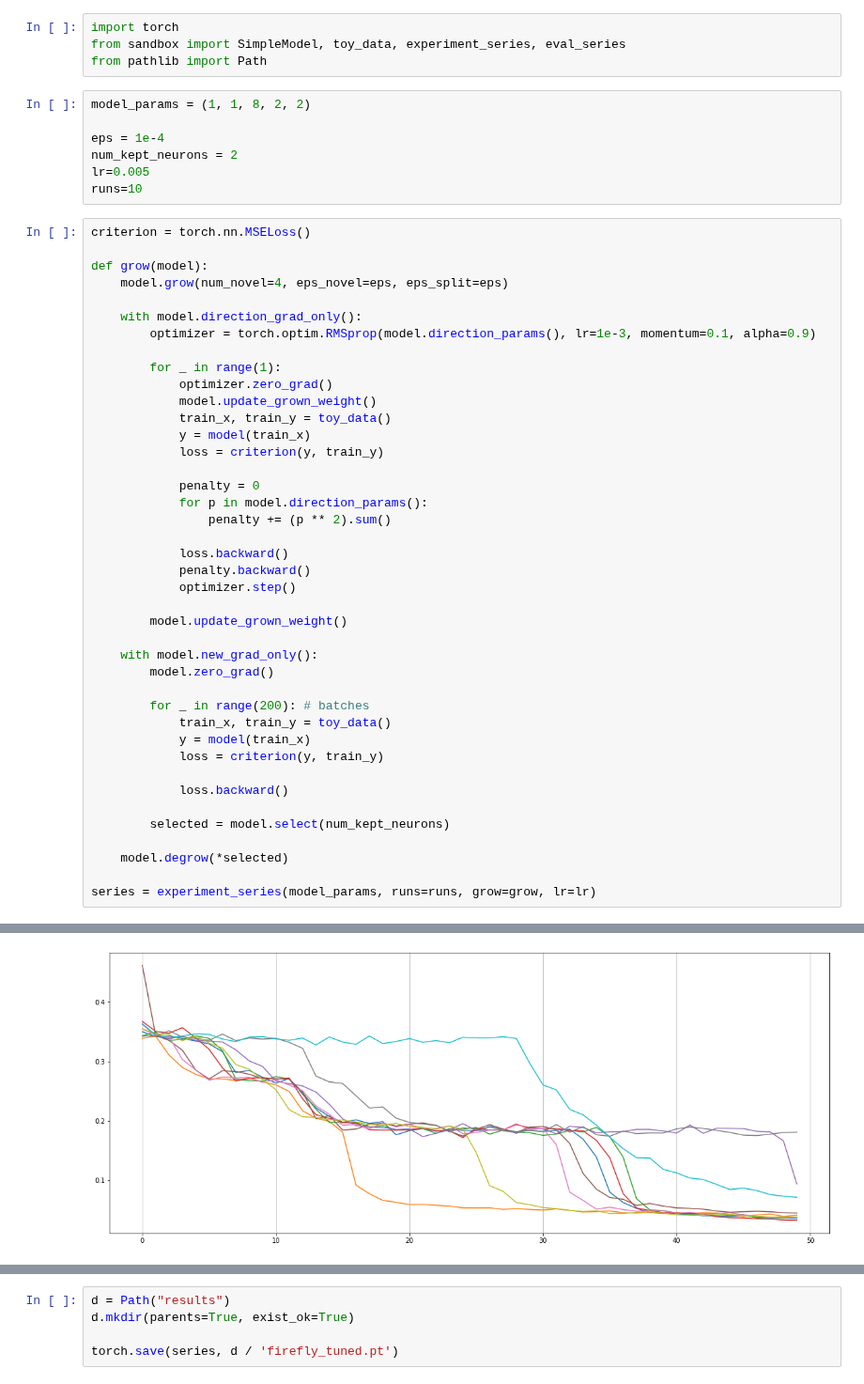
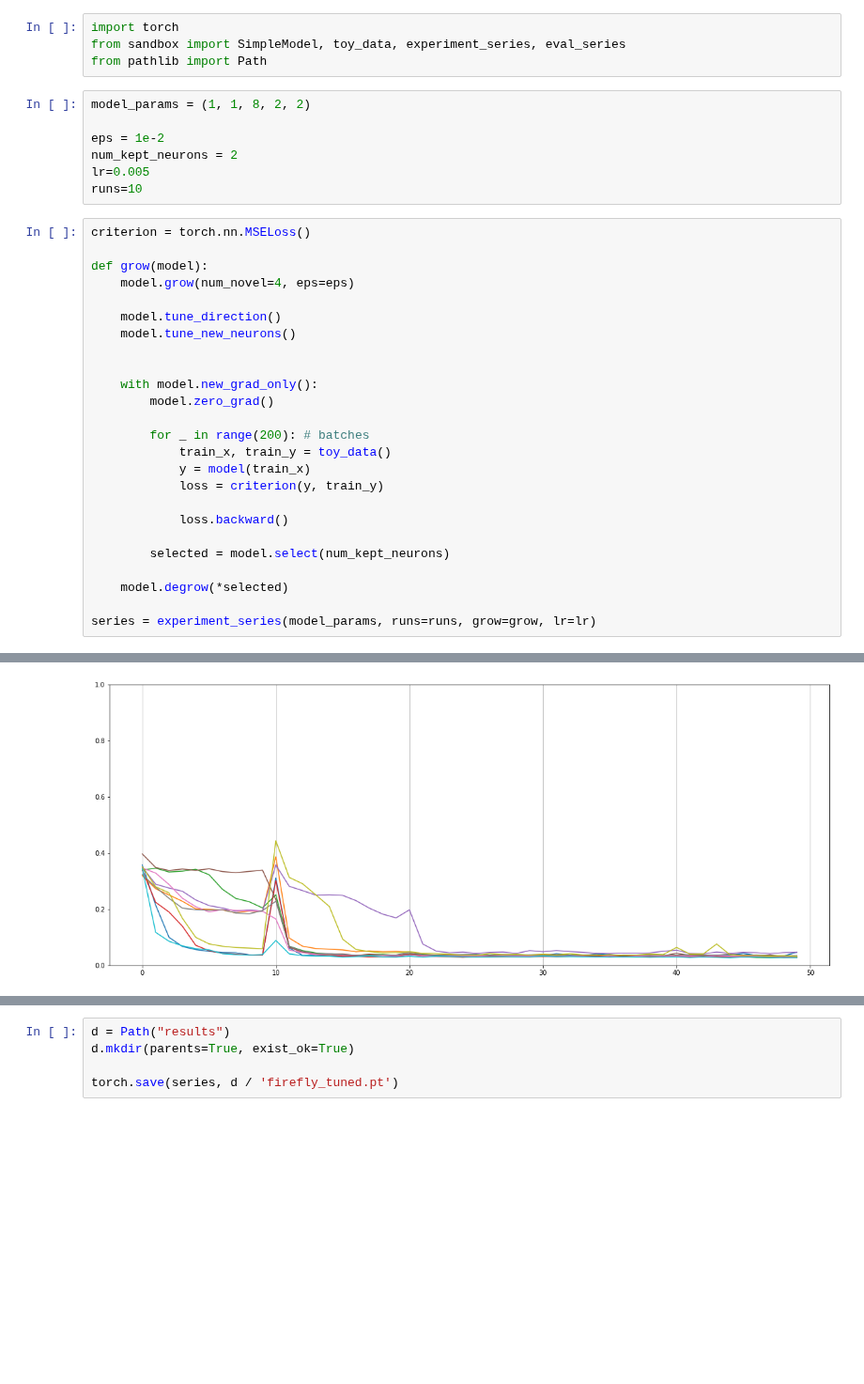
Before and after one commit to plonerma/growing-transformer, a Jupyter notebook: mlp_firefly_tuned_growth.ipynb, the cells around one changed output, grey strips where cells are left out. Shown at 94% size. Saved outputs shown, nothing was run; the diff lists cells and outputs as text; blank space fills up the shorter version.

```diff
--- a/mlp_firefly_tuned_growth.ipynb
+++ b/mlp_firefly_tuned_growth.ipynb
@@ -7,7 +7,7 @@ from pathlib import Path
 # %%
 model_params = (1, 1, 8, 2, 2)
 
-eps = 1e-4
+eps = 1e-2
 num_kept_neurons = 2
 lr=0.005
 runs=10
@@ -15,27 +15,11 @@ runs=10
 criterion = torch.nn.MSELoss()
 
 def grow(model):
-    model.grow(num_novel=4, eps_novel=eps, eps_split=eps)
+    model.grow(num_novel=4, eps=eps)
 
-    with model.direction_grad_only():
-        optimizer = torch.optim.RMSprop(model.direction_params(), lr=1e-3, momentum=0.1, alpha=0.9)
+    model.tune_direction()
+    model.tune_new_neurons()
 
-        for _ in range(1):
-            optimizer.zero_grad()
-            model.update_grown_weight()
-            train_x, train_y = toy_data()
-            y = model(train_x)
-            loss = criterion(y, train_y)
-
-            penalty = 0
-            for p in model.direction_params():
-                penalty += (p ** 2).sum()
-
-            loss.backward()
-            penalty.backward()
-            optimizer.step()
-
-        model.update_grown_weight()
 
     with model.new_grad_only():
         model.zero_grad()
@@ -66,4 +50,4 @@ series = experiment_series(model_params, runs=runs, grow=grow, lr=lr)
-[figure, old version]
+[figure, new version]
 # %%
 eval_series(series)
 # %% [output]
```
Also changed, not shown: parts of 2 cells of this notebook, 12 other files.
